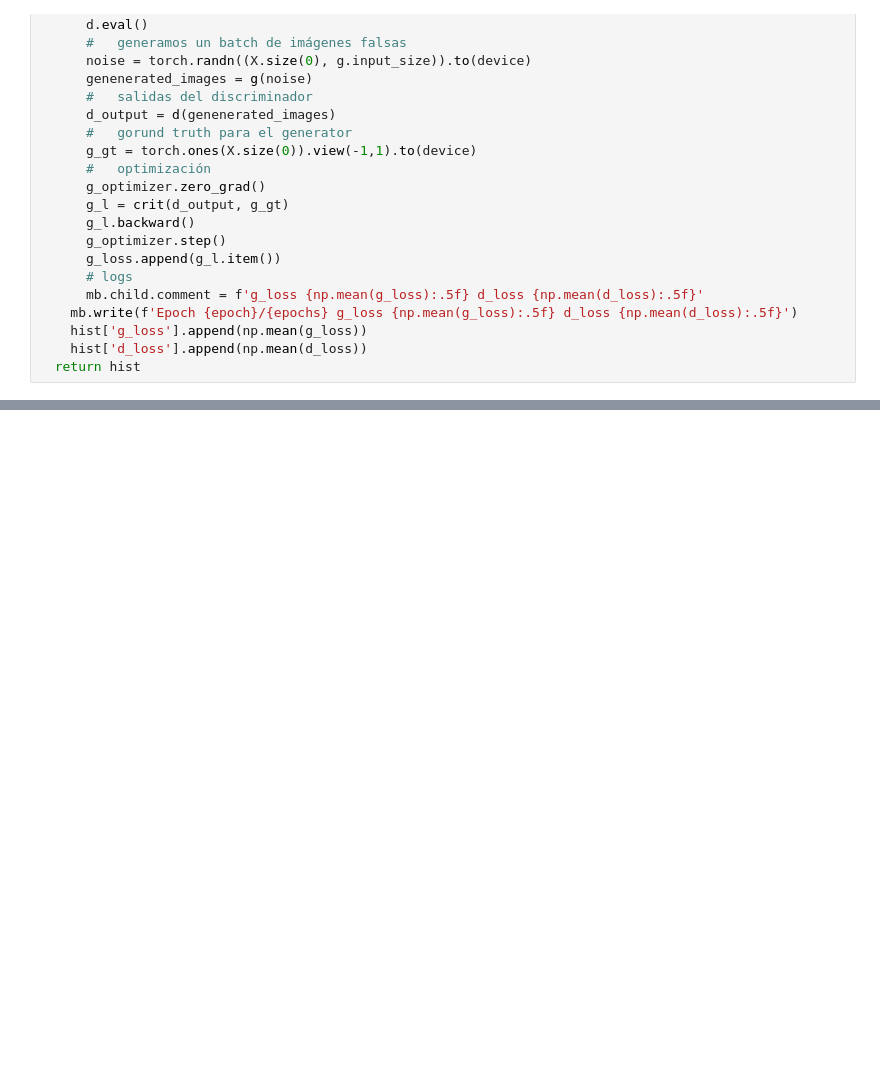
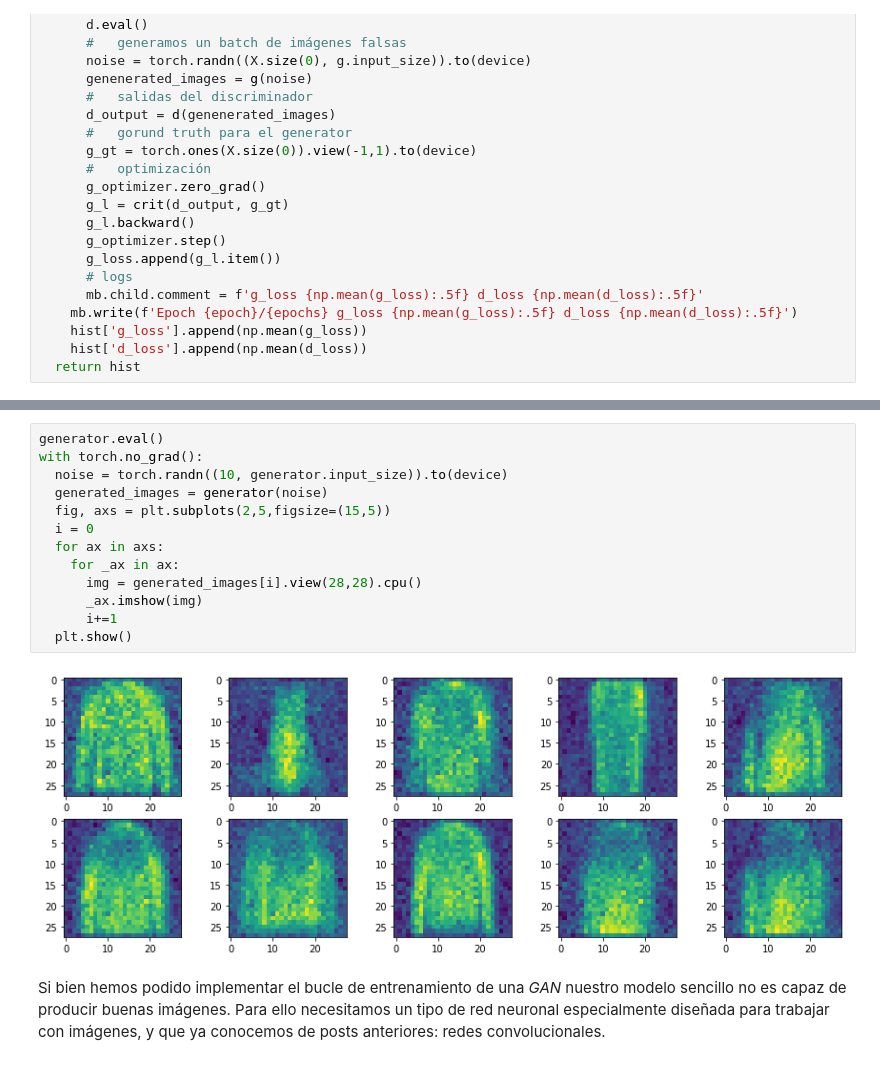
Before and after one commit to Cacses/blog, a Jupyter notebook: 051_gans/gans.ipynb, the cells around one changed output, grey strips where cells are left out. Saved outputs shown, nothing was run; the diff lists cells and outputs as text; blank space fills up the shorter version.

```diff
--- a/051_gans/gans.ipynb
+++ b/051_gans/gans.ipynb
@@ -225,0 +253,17 @@ hist = fit(generator, discriminator, dataloader)
+# %%
+generator.eval()
+with torch.no_grad():
+  noise = torch.randn((10, generator.input_size)).to(device)
+  generated_images = generator(noise)
+  fig, axs = plt.subplots(2,5,figsize=(15,5))
+  i = 0
+  for ax in axs:
+    for _ax in ax:
+      img = generated_images[i].view(28,28).cpu()
+      _ax.imshow(img)
+      i+=1
+  plt.show()
+# %% [output]
+[figure, added]
+# %% [markdown]
+Si bien hemos podido implementar el bucle de entrenamiento de una *GAN* nuestro modelo sencillo no es capaz de producir buenas imágenes. Para ello necesitamos un tipo de red neuronal especialmente diseñada para trabajar con imágenes, y que ya conocemos de posts anteriores: redes convolucionales.
```
Also changed, not shown: parts of 21 cells of this notebook.
